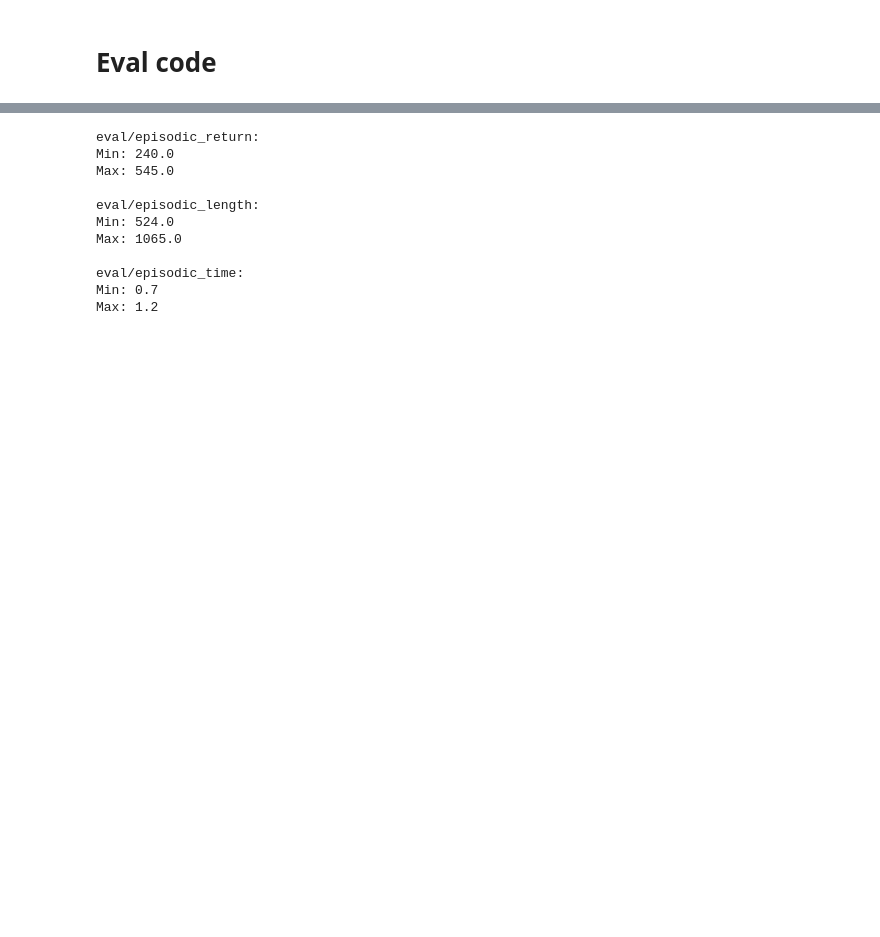
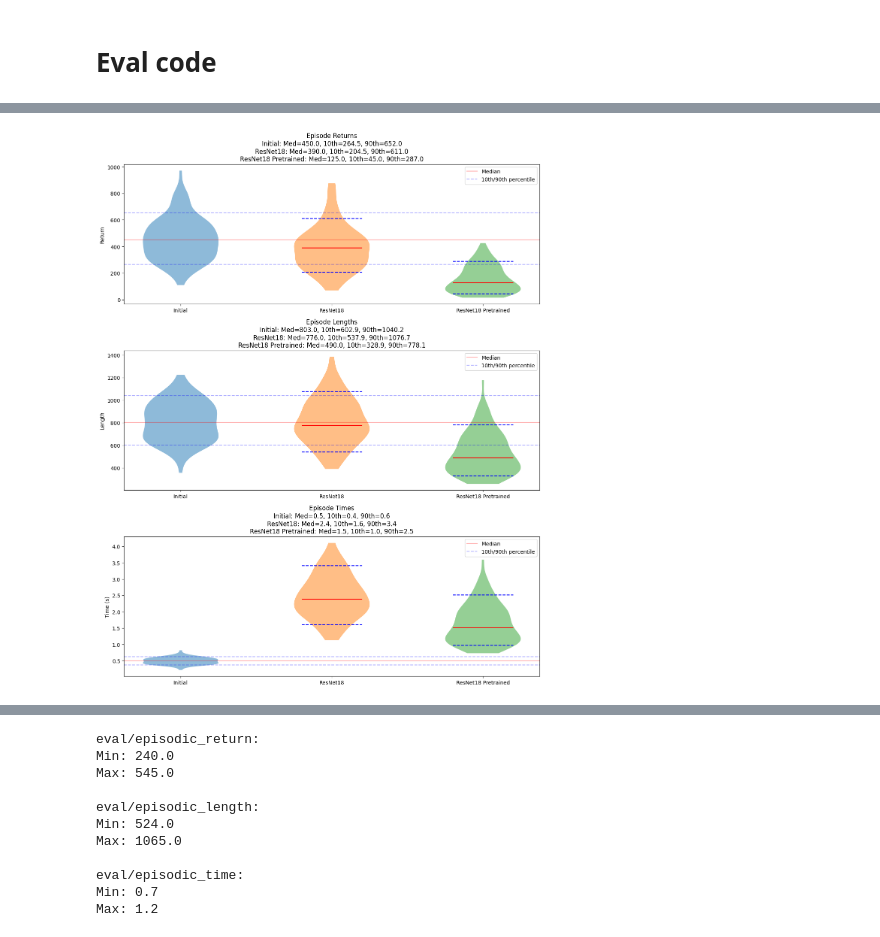
Before and after one commit to florinbarbisch/rle-assginment, a Jupyter notebook: eval.ipynb, the cells around one changed output, grey strips where cells are left out. Drawn from its saved outputs; the diff is of its cells as text; code cells hidden in the pictures; blank space fills up the shorter version.

```diff
--- a/eval.ipynb
+++ b/eval.ipynb
@@ -163,0 +224,7 @@ plot_episode_stats_violin(baseline_df, initial_df, labels=['Baseline', 'Initial'
+# %%
+df_resnet = load_df(r"runs\ALE\SpaceInvaders-v5__ppo_resnet__1__20241223_152919\events.out.tfevents.1734964165.DESKTOP-O5Q6R7F.36740.0", filter_prefix="eval/") # eval job on slurm failed
+df_resnet_pretrained = load_df(r"runs\ALE\SpaceInvaders-v5__ppo_resnet_pretrained__1__20241223_153307\events.out.tfevents.1734964393.DESKTOP-O5Q6R7F.5756.0", filter_prefix="eval/") # eval job on slurm failed
+
+plot_episode_stats_violin(df_initial, df_resnet, df_resnet_pretrained, labels=['Initial', 'ResNet18', 'ResNet18 Pretrained'])
+# %% [output]
+[figure, added]
```
Also changed, not shown: parts of 15 cells of this notebook.
